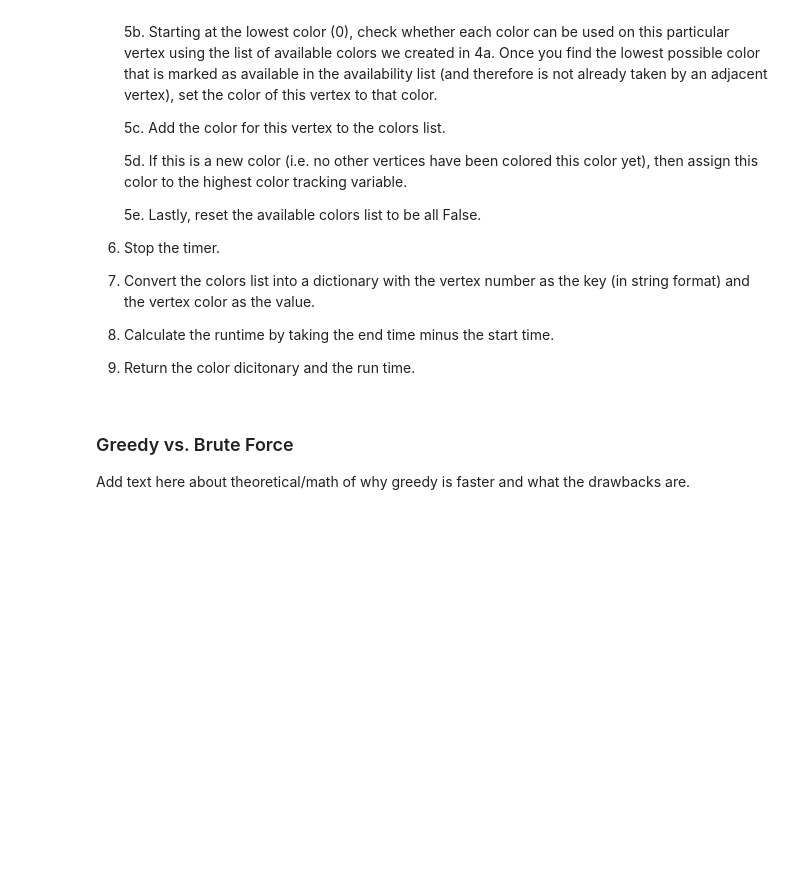
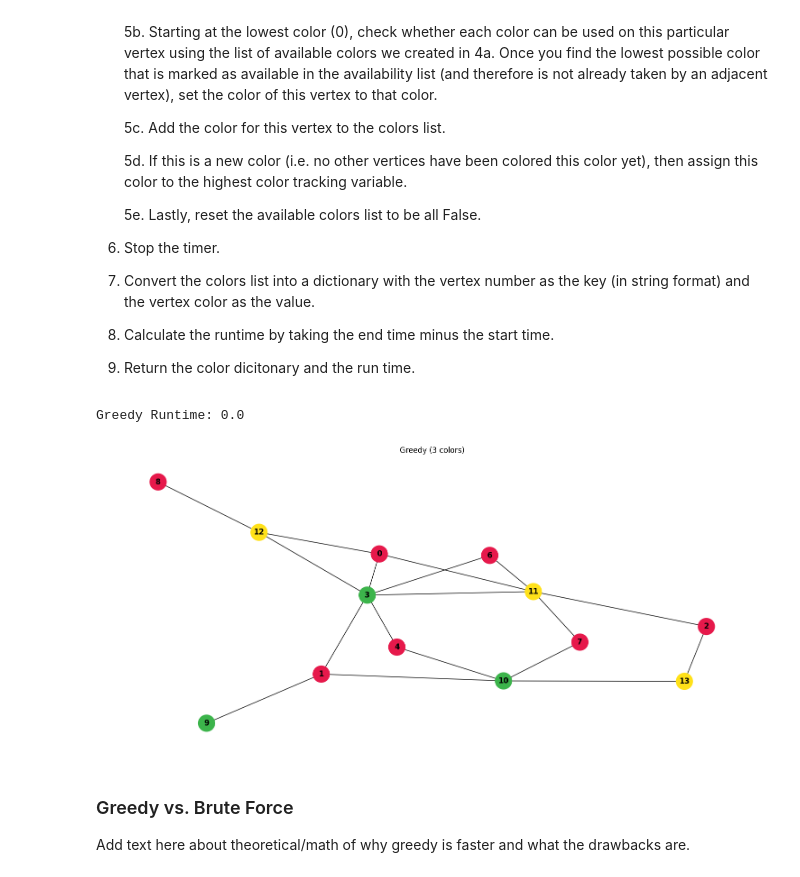
Before and after one commit to crane919/graph-coloring, a Jupyter notebook: Essay.ipynb, the cells around one changed output. Cells and saved outputs as stored; diff of their text form; code cells hidden in the pictures; blank space fills up the shorter version.

```diff
--- a/Essay.ipynb
+++ b/Essay.ipynb
@@ -84,3 +98,16 @@ Return: color_dict, run_time
+# %%
+from code_1 import visualize_graphs
+from code_1 import greedy
+from code_1 import generate_random_graph
+
+g2 = generate_random_graph(14, 18) #change these numbers to create graphs of different sizes: (number of vertices, number of edges)
+#feel free to run the greedy algorithm on graphs as large as you want!
+g2_colors, g2_runtime = greedy(g2)
+print(f"Greedy Runtime: {g2_runtime}")
+visualize_graphs(g2, "Greedy", g2_colors)
+# %% [output]
+Greedy Runtime: 0.0
+[figure, added]
 # %% [markdown]
 ### Greedy vs. Brute Force
 Add text here about theoretical/math of why greedy is faster and what the drawbacks are.
```
Also changed, not shown: parts of 14 cells of this notebook, 3 other files.
